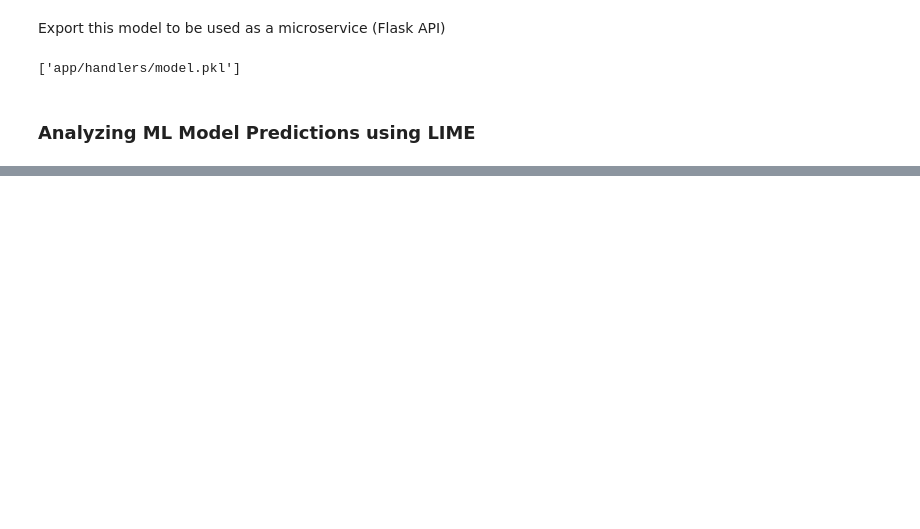
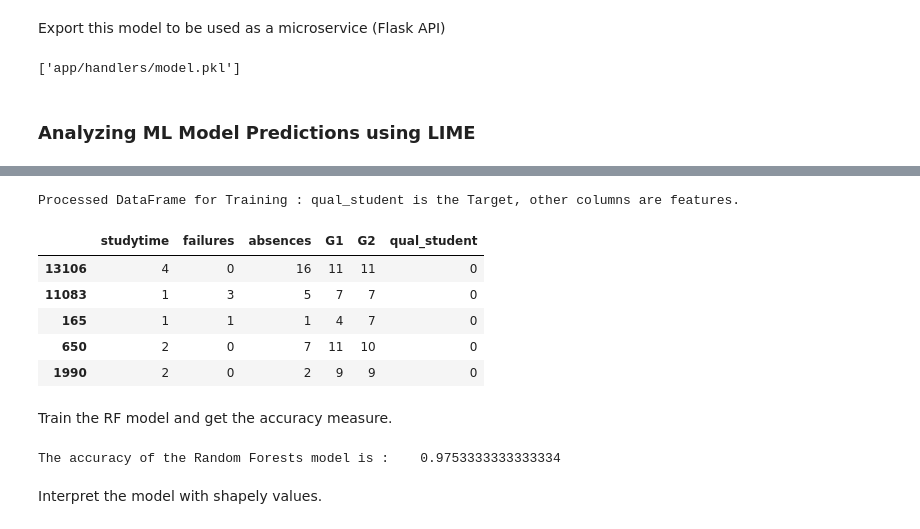
Before and after one commit to CMU-313/fall-22-hw4-team-boba, a Jupyter notebook: model_build.ipynb, the cells around one changed output, grey strips where cells are left out. Cells and saved outputs as stored; diff of their text form; code cells hidden in the pictures; blank space fills up the shorter version.

```diff
--- a/model_build.ipynb
+++ b/model_build.ipynb
@@ -166,3 +233,34 @@ joblib.dump(clf, 'app/handlers/model.pkl')
+# %%
+# Create X_train,Y_train,X_test
+X_train = train_processed[['studytime','failures','absences','G1','G2']]
+Y_train = train_processed['qual_student']
+
+X_test  = test_processed[['studytime','failures','absences','G1','G2']]
+Y_test  = test_processed['qual_student']
+
+# Display
+print("Processed DataFrame for Training : qual_student is the Target, other columns are features.")
+display(train_processed.head())
+# %% [output]
+Processed DataFrame for Training : qual_student is the Target, other columns are features.
+|  | studytime | failures | absences | G1 | G2 | qual_student |
+| 13106 | 4 | 0 | 16 | 11 | 11 | 0 |
+| 11083 | 1 | 3 | 5 | 7 | 7 | 0 |
+| 165 | 1 | 1 | 1 | 4 | 7 | 0 |
+| 650 | 2 | 0 | 7 | 11 | 10 | 0 |
+| 1990 | 2 | 0 | 2 | 9 | 9 | 0 |
+# %% [markdown]
+Train the RF model and get the accuracy measure.
+# %%
+# Random Forest
+random_forest = RandomForestClassifier(n_estimators=100)
+random_forest.fit(X_train, Y_train)
+random_forest_preds = random_forest.predict(X_test)
+print('The accuracy of the Random Forests model is :\t',metrics.accuracy_score(random_forest_preds,Y_test))
+# %% [output]
+The accuracy of the Random Forests model is :    0.9753333333333334
+# %% [markdown]
+Interpret the model with shapely values.
 # %%
 import lime
 import lime.lime_tabular
```
Also changed, not shown: parts of 15 cells of this notebook, 1 other file.
